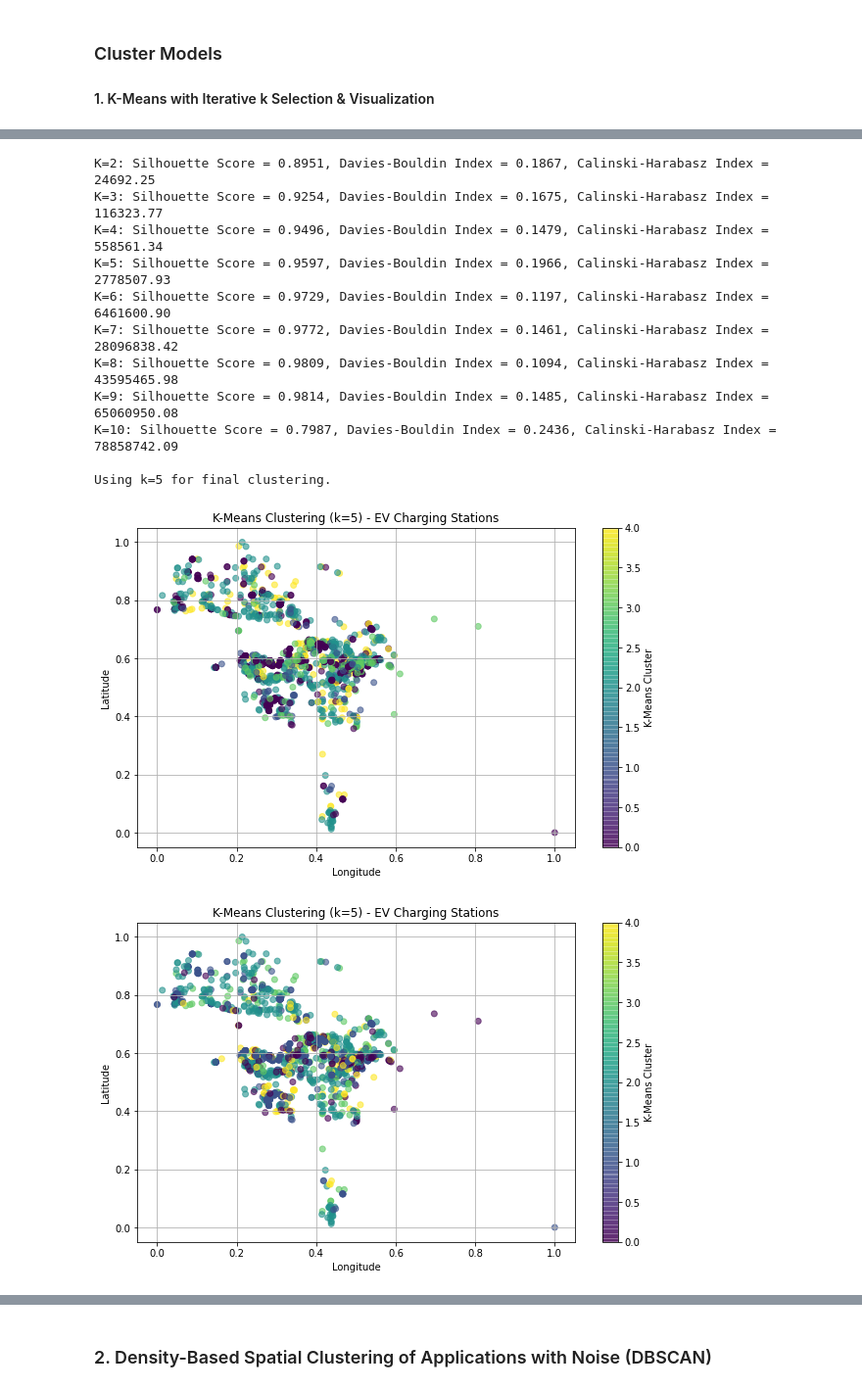
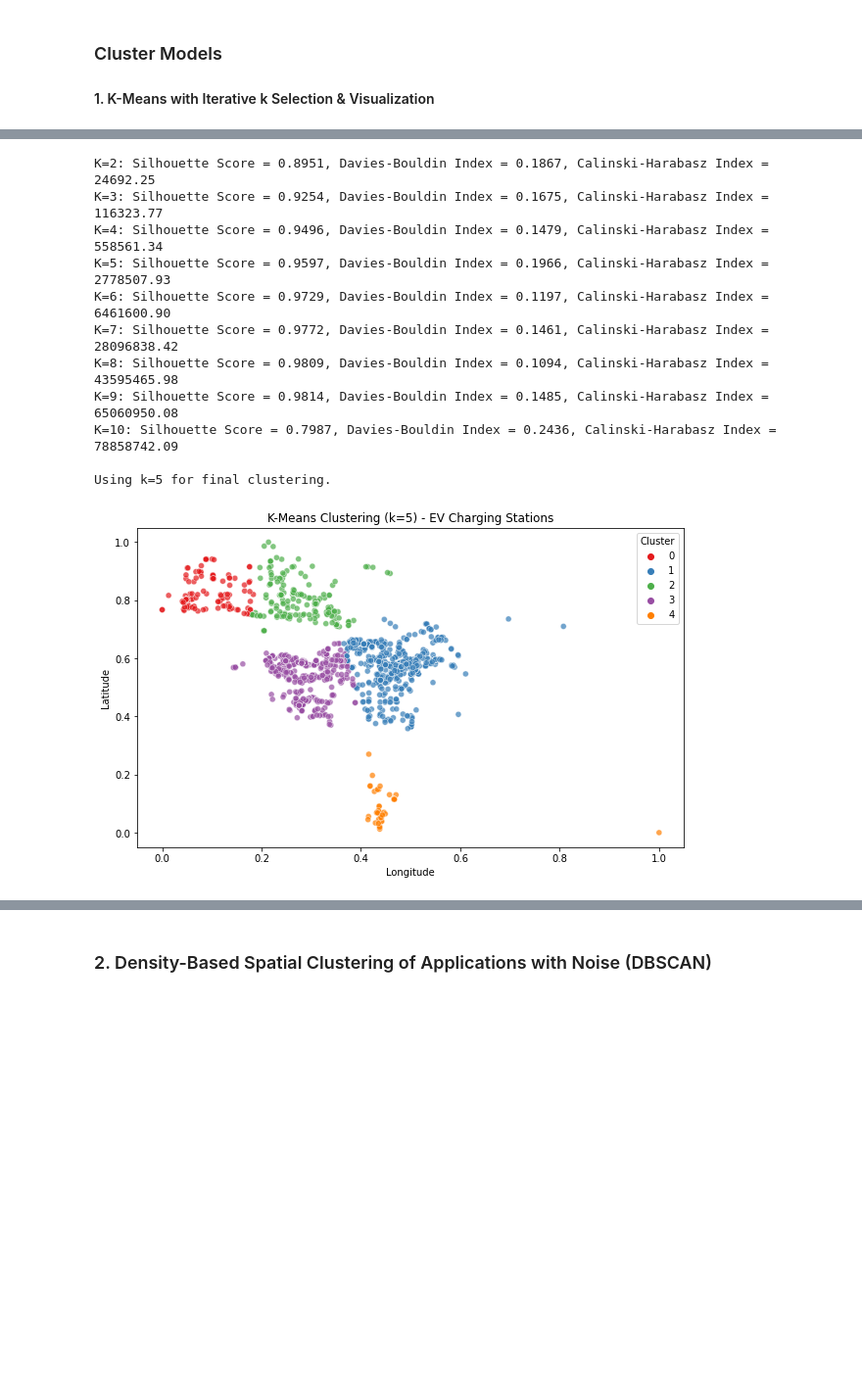
Before and after one commit to Damarispaul/Ev_Stations, a Jupyter notebook: EV Charging (3).ipynb, the cells around one changed output, grey strips where cells are left out. Shown at 98% size. Saved outputs shown, nothing was run; the diff lists cells and outputs as text; code cells hidden in the pictures; blank space fills up the shorter version.

```diff
--- a/EV Charging (3).ipynb
+++ b/EV Charging (3).ipynb
@@ -1220,15 +1245,8 @@ import pandas as pd
 import matplotlib.pyplot as plt
 from sklearn.cluster import KMeans
 from sklearn.metrics import silhouette_score, davies_bouldin_score, calinski_harabasz_score
+import seaborn as sns
 
-# Load dataset
-file_path = "Ev_df4_scaled.csv"  # Update with your file path
-df = pd.read_csv(file_path)
-import pandas as pd
-import numpy as np
-import matplotlib.pyplot as plt
-from sklearn.cluster import KMeans
-from sklearn.metrics import silhouette_score, davies_bouldin_score, calinski_harabasz_score
 
 # Load dataset
 file_path = "Ev_df4_scaled.csv"  # Update with your file path
@@ -1278,58 +1296,50 @@ for k, score in zip(k_values, silhouette_scores):
 optimal_k = 5  # Set manually based on elbow point or highest silhouette score
 print(f"\nUsing k={optimal_k} for final clustering.")
 
-# Final K-Means clustering
+# Subset only latitude & longitude
+X = df[['latitude', 'longitude']].copy()  # Keep original DataFrame structure
+
+# Perform K-Means clustering with the optimal number of clusters
 kmeans_final = KMeans(n_clusters=optimal_k, random_state=42, n_init=10, max_iter=300)
-df["kmeans_cluster"] = kmeans_final.fit_predict(df)
+kmeans_final.fit(df)
+df['kmeans_cluster'] = kmeans_final.fit_predict(X)
 
-# Scatter plot of the clusters (latitude vs longitude)
+# Scatter plot with Seaborn
 plt.figure(figsize=(10, 6))
-plt.scatter(df["longitude"], df["latitude"], c=df["kmeans_cluster"], cmap="viridis", alpha=0.6)
-plt.colorbar(label="K-Means Cluster")
+sns.scatterplot(x=df['longitude'], y=df['latitude'], hue=df['kmeans_cluster'], palette="Set1", alpha=0.7)
+plt.title(f"K-Means Clustering (k={optimal_k}) - EV Charging Stations")
 plt.xlabel("Longitude")
 plt.ylabel("Latitude")
-plt.title(f"K-Means Clustering (k={optimal_k}) - EV Charging Stations")
-plt.grid(True)
+plt.legend(title="Cluster")
 plt.show()
 
 # Perform K-Means clustering
 kmeans = KMeans(n_clusters=5, random_state=42, n_init=10, max_iter=300)
 df["kmeans_cluster"] = kmeans.fit_predict(df)
 
 # Compute K-Means metrics
 silhouette_kmeans = silhouette_score(df, df["kmeans_cluster"])
 davies_bouldin_kmeans = davies_bouldin_score(df, df["kmeans_cluster"])
 calinski_harabasz_kmeans = calinski_harabasz_score(df, df["kmeans_cluster"])
 
-# Visualize K-Means clusters (latitude vs longitude)
-plt.figure(figsize=(10, 6))
-plt.scatter(df["longitude"], df["latitude"], c=df["kmeans_cluster"], cmap="viridis", alpha=0.6)
-plt.colorbar(label="K-Means Cluster")
-plt.xlabel("Longitude")
-plt.ylabel("Latitude")
-plt.title("K-Means Clustering (k=5) - EV Charging Stations")
-plt.grid(True)
-plt.show()
-
 # Display K-Means results
 print("K-Means Clustering Metrics:")
 print(f"Silhouette Score: {silhouette_kmeans:.4f}")
 print(f"Davies-Bouldin Index: {davies_bouldin_kmeans:.4f}")
 print(f"Calinski-Harabasz Index: {calinski_harabasz_kmeans:.4f}")
 # %% [output]
 [figure]
 [figure]
 K=2: Silhouette Score = 0.8951, Davies-Bouldin Index = 0.1867, Calinski-Harabasz Index = 24692.25
 K=3: Silhouette Score = 0.9254, Davies-Bouldin Index = 0.1675, Calinski-Harabasz Index = 116323.77
 K=4: Silhouette Score = 0.9496, Davies-Bouldin Index = 0.1479, Calinski-Harabasz Index = 558561.34
 K=5: Silhouette Score = 0.9597, Davies-Bouldin Index = 0.1966, Calinski-Harabasz Index = 2778507.93
 K=6: Silhouette Score = 0.9729, Davies-Bouldin Index = 0.1197, Calinski-Harabasz Index = 6461600.90
 K=7: Silhouette Score = 0.9772, Davies-Bouldin Index = 0.1461, Calinski-Harabasz Index = 28096838.42
 K=8: Silhouette Score = 0.9809, Davies-Bouldin Index = 0.1094, Calinski-Harabasz Index = 43595465.98
 K=9: Silhouette Score = 0.9814, Davies-Bouldin Index = 0.1485, Calinski-Harabasz Index = 65060950.08
 K=10: Silhouette Score = 0.7987, Davies-Bouldin Index = 0.2436, Calinski-Harabasz Index = 78858742.09
 
 Using k=5 for final clustering.
-[figure, old version]
+[figure, new version]
-[figure, removed]
 K-Means Clustering Metrics:
```
Also changed, not shown: parts of 70 cells of this notebook, 10 other files.
